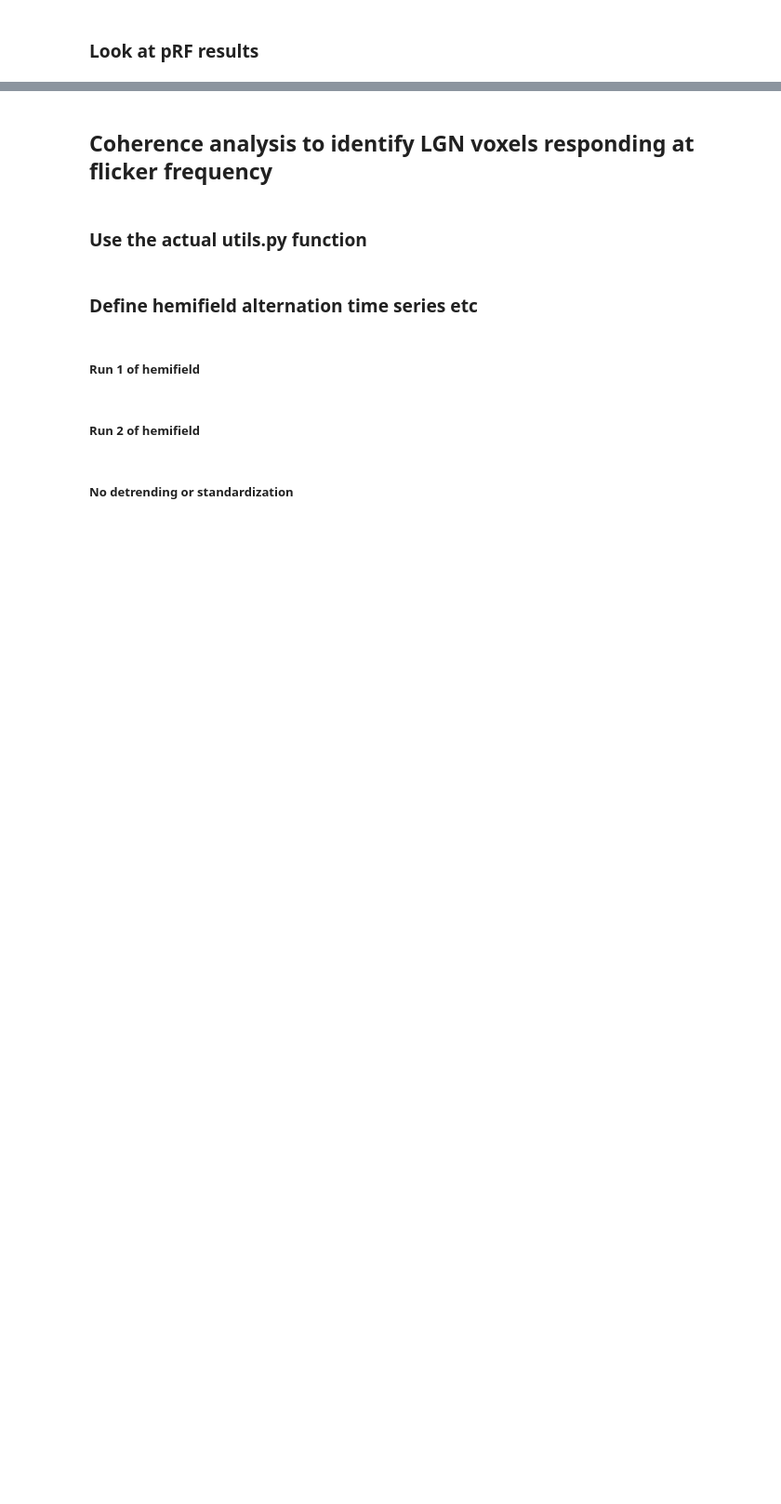
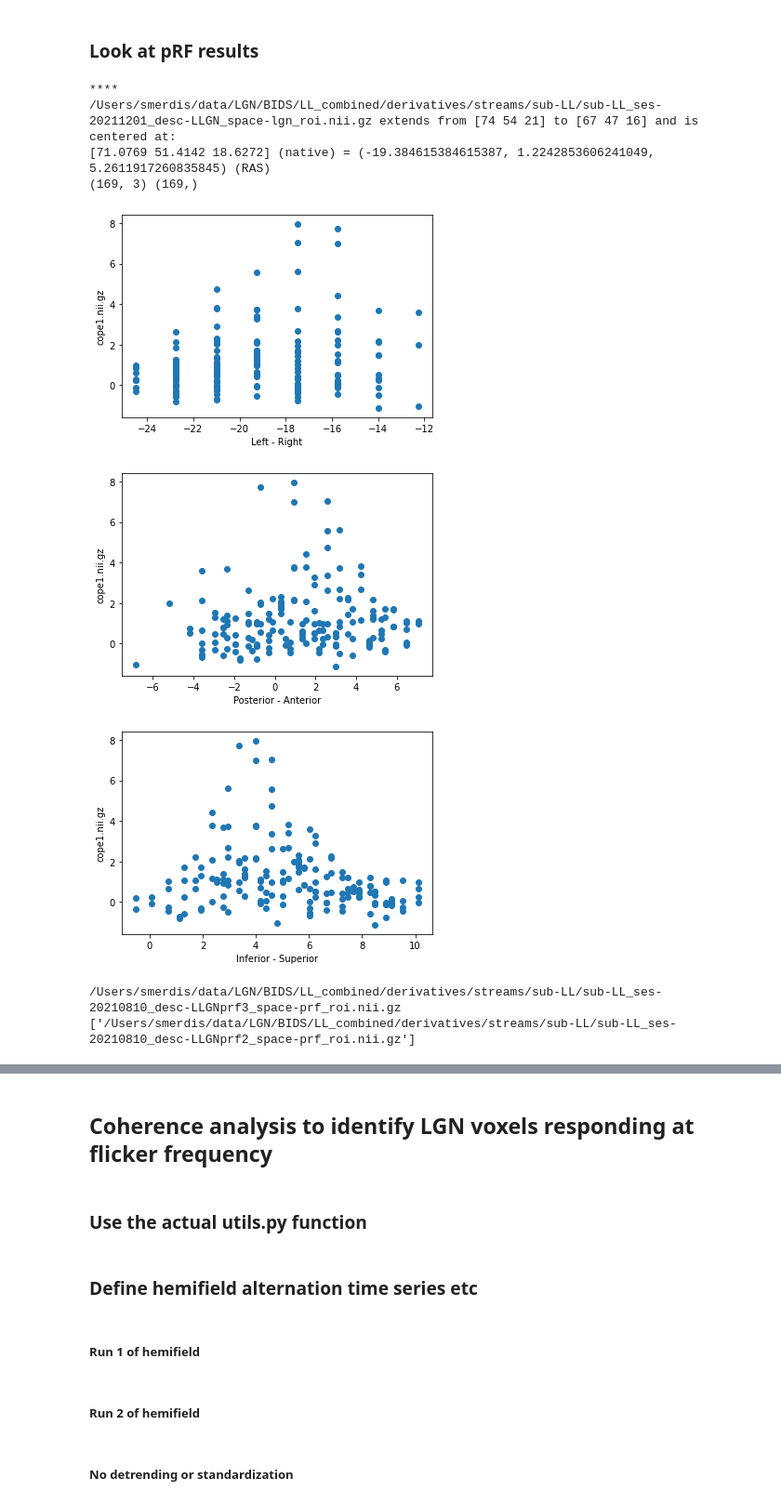
Before and after one commit to smerdis/streams, a Jupyter notebook: glm_code/LL_combined.ipynb, the cells around one changed output, grey strips where cells are left out. Shown at 93% size. Drawn from its saved outputs; the diff is of its cells as text; code cells hidden in the pictures; blank space fills up the shorter version.

```diff
--- a/glm_code/LL_combined.ipynb
+++ b/glm_code/LL_combined.ipynb
@@ -220,32 +414,31 @@ print("\n".join(glob.glob(task_json_glob)))
 ## Define paths after preprocessing is complete
 # %%
 preproc_layout = BIDSLayout(out_dir, validate=False)
-# get only the big LGN masks, not any smaller M/P rois already assigned
-rois = [f for f in
-        preproc_layout.get(subject=sub, extension=['.nii.gz'], suffix='roi', return_type='file', space='lgn')
-        if ("desc-LLGN" in f or "desc-RLGN" in f) and ('T1w' not in f)]
-big_rois = [f for f in
-        preproc_layout.get(subject=sub, extension=['.nii.gz'], suffix='roi', return_type='file', space='lgn')
-        if ("desc-LLGN" in f or "desc-RLGN" in f) and ('P' not in f and 'M' not in f and 'T1w' not in f)]
-cortical_rois = [f for f in
-        preproc_layout.get(subject=sub, extension=['.nii.gz'], suffix='roi', return_type='file')
-        if ("desc-Lcortex" in f or "desc-Rcortex" in f)]
+lgn_rois = [f for f in preproc_layout.get(subject=sub, extension=['.nii.gz'], suffix='roi',
+        return_type='file', space='lgn', session=ses_lgn)
+        if fnmatch.fnmatch(f, "*desc-[LR]LGN*")]
+big_rois = [f for f in preproc_layout.get(subject=sub, extension=['.nii.gz'], suffix='roi',
+        return_type='file', space='lgn', session=ses_lgn)
+        if fnmatch.fnmatch(f, "*desc-[LR]LGN_*")]
+cortical_rois = [f for f in preproc_layout.get(subject=sub, space='conn',
+                extension=['.nii.gz'], suffix='roi', return_type='file')
+        if fnmatch.fnmatch(f, "*desc-[LR]*") and "LGN" not in op.basename(f)]
 lgn_ref_vol = lgn_hemi_ref_vol_path # using hemifield ref vol as refvol for all lgn scans (ses 20210505)
 lgn_ref_img = load_img(lgn_ref_vol)
 lgn_mask_file = lgn_hemi_mask_file # and hemifield mask as mask for all lgn scans (ses 20210505)
-#lgn_coh_fn = os.path.join(out_dir, f"sub-{sub}_ses-20191221_task-hemi_desc-LGNcoherence_map.nii")
-#hemi_coh_fn = os.path.join(out_dir, f"sub-{sub}_ses-{ses}_task-hemi_desc-LGNcoherence_map.nii")
-#cortex_coh_fn = os.path.join(out_dir, f"sub-{sub}_ses-20191221_task-hemi_desc-cortexcoherence_map.nii")
-anat_file = raw_layout.get(subject=sub, session=ses_lgn, extension=['nii.gz'], suffix="T1w", return_type='file')[0]
+
+# using the T1 file from the freesurfer reconstruction used by Dev to get pRFs, converted to Nifti lower down in this notebook
+anat_file = f"{out_dir}/sub-{sub}_desc-freesurferbrain_space-T1w_T1w.nii.gz"
+#anat_file = raw_layout.get(subject=sub, session='20210511', extension=['nii.gz'], suffix="T1w", return_type='file')[0]
 anat_img = load_img(anat_file)
+freesurfer_anat_mgz = f"{freesurfer_dir}/{sub}/mri/brain.mgz" # the mgz file the anat_file was made from
+wmseg_nii = f"{out_dir}/sub-{sub}_desc-freesurferwmseg-space-T1w_map.nii.gz"
 
-print("LGN rois (including M/P):", '\n'.join(rois),
+print("LGN rois (including M/P):", '\n'.join(lgn_rois),
       "LGN rois (LGN only):", '\n'.join(big_rois),
       "Cortical rois: ", '\n'.join(cortical_rois),
       "Reference BOLD volume for connectivity:", conn_ref_vol_path,
       "Brainmask for connectivity", conn_mask_file,
-#      "Reference BOLD volume for hemifield scans in connectivity session:", hemi_ref_vol_path,
-#      "Brainmask for hemifield scans in connectivity session", hemi_mask_file,
       "LGN session refvol: ", lgn_ref_vol,
       "LGN session brainmask: ", lgn_mask_file,
       "anat file: ", anat_file, sep="\n")
@@ -541,3 +1102,18 @@ lgn_rois_prf_space = preproc_layout.get(subject=sub, session=ses_lgn, space='prf
+# %%
+utils.roi_map_scatter(final_big_rois[0], beta_MP, lgn_ref_img)
+# %% [output]
+****
+/Users/smerdis/data/LGN/BIDS/LL_combined/derivatives/streams/sub-LL/sub-LL_ses-20211201_desc-LLGN_space-lgn_roi.nii.gz extends from [74 54 21] to [67 47 16] and is centered at:
+[71.0769 51.4142 18.6272] (native) = (-19.384615384615387, 1.2242853606241049, 5.2611917260835845) (RAS)
+(169, 3) (169,)
+[figure, added]
+[figure, added]
+[figure, added]
 # %%
-big_lgn_rois_prf_space = [f for f in lgn_rois_prf_space if 'desc-LLGN_' in f or 'desc-RLGN_' in f]
+lgn_rois_prf_space = [f"{out_dir}/sub-LL_ses-20210810_desc-LLGNprf3_space-prf_roi.nii.gz"]
+#lgn_rois_prf_space = [f"{out_dir}/sub-LL_ses-20210810_desc-LLGNprfsession_space-prf_roi.nii.gz"]
+#[f for f in lgn_rois_prf_space if 'desc-LLGN_' in f or 'desc-RLGN_' in f]
 print('\n'.join(lgn_rois_prf_space), big_lgn_rois_prf_space, sep='\n')
+# %% [output]
+/Users/smerdis/data/LGN/BIDS/LL_combined/derivatives/streams/sub-LL/sub-LL_ses-20210810_desc-LLGNprf3_space-prf_roi.nii.gz
+['/Users/smerdis/data/LGN/BIDS/LL_combined/derivatives/streams/sub-LL/sub-LL_ses-20210810_desc-LLGNprf2_space-prf_roi.nii.gz']
```
Also changed, not shown: parts of 106 cells of this notebook.
